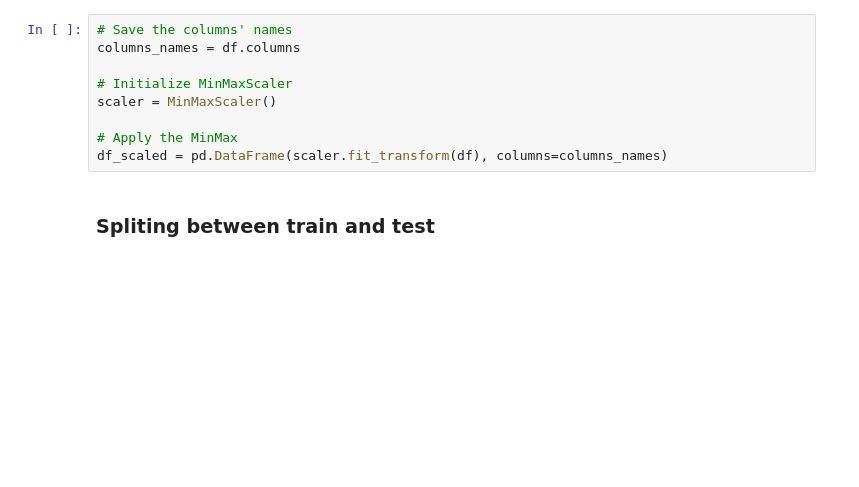
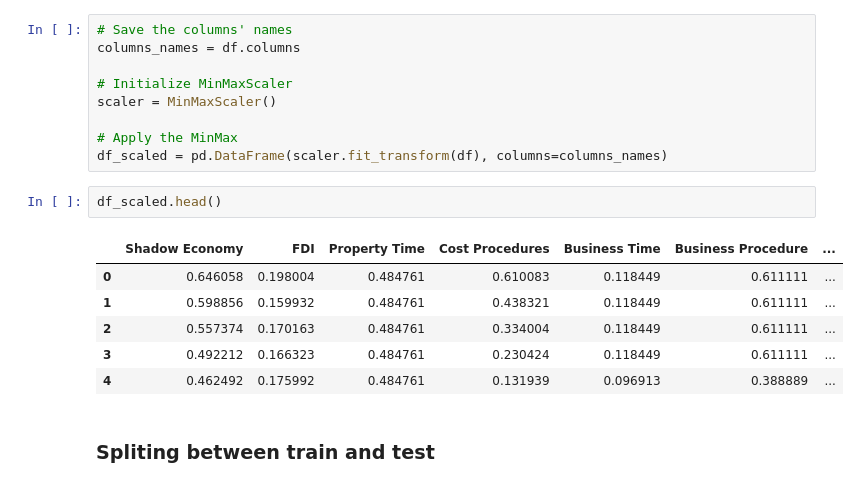
Before and after one commit to joaosilvafelix19/pred_se_ml, a Jupyter notebook: regressions.ipynb, the cells around one changed output. Cells and saved outputs as stored; diff of their text form; blank space fills up the shorter version.

```diff
--- a/regressions.ipynb
+++ b/regressions.ipynb
@@ -224,6 +224,15 @@ scaler = MinMaxScaler()
 
 # Apply the MinMax
 df_scaled = pd.DataFrame(scaler.fit_transform(df), columns=columns_names)
+# %%
+df_scaled.head()
+# %% [output]
+|  | Shadow Economy | FDI | Property Time | Cost Procedures | Business Time | Business Procedure | ... |
+| 0 | 0.646058 | 0.198004 | 0.484761 | 0.610083 | 0.118449 | 0.611111 | ... |
+| 1 | 0.598856 | 0.159932 | 0.484761 | 0.438321 | 0.118449 | 0.611111 | ... |
+| 2 | 0.557374 | 0.170163 | 0.484761 | 0.334004 | 0.118449 | 0.611111 | ... |
+| 3 | 0.492212 | 0.166323 | 0.484761 | 0.230424 | 0.118449 | 0.611111 | ... |
+| 4 | 0.462492 | 0.175992 | 0.484761 | 0.131939 | 0.096913 | 0.388889 | ... |
 # %% [markdown]
 ### Spliting between train and test
 # %%
```
Also changed, not shown: parts of 2 cells of this notebook.
